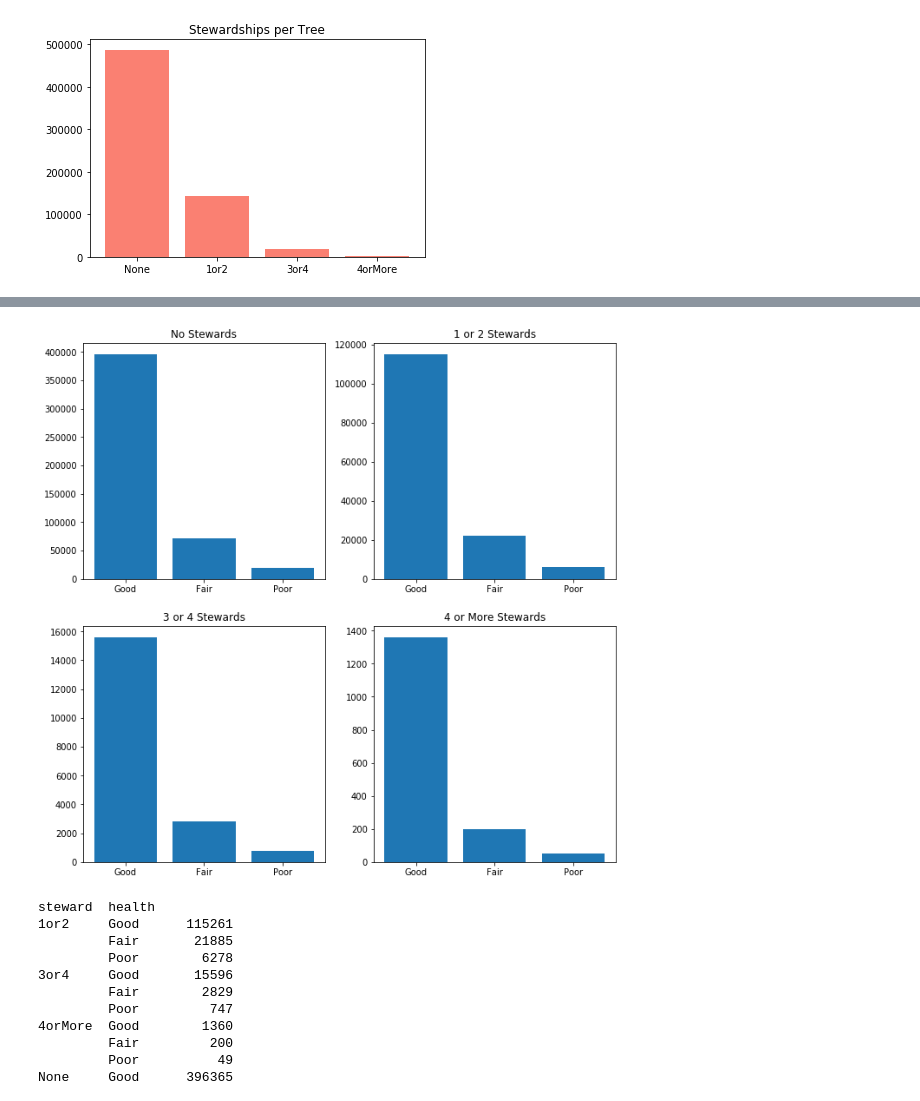
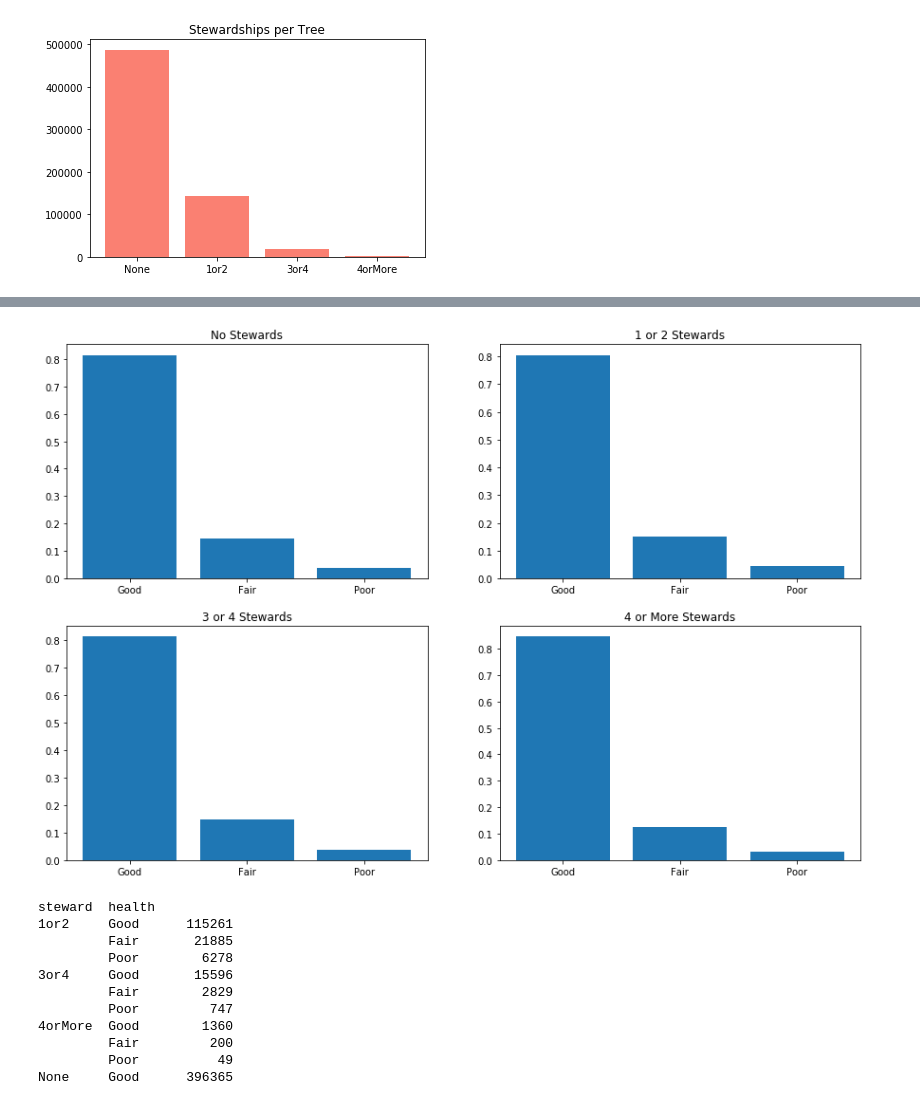
Before and after one commit to annasophiat/tree-health-census, a Jupyter notebook: capstone-tree.ipynb, the cells around one changed output, grey strips where cells are left out. Cells and saved outputs as stored; diff of their text form; code cells hidden in the pictures.

```diff
--- a/capstone-tree.ipynb
+++ b/capstone-tree.ipynb
@@ -607,7 +619,7 @@ plt.show()
 # %%
 # separate trees by number of stewardships
 
-steward_none = tree[tree.steward == 'None']['health'].value_counts()
-steward_one_two = tree[tree.steward == '1or2']['health'].value_counts()
-steward_three_four = tree[tree.steward == '3or4']['health'].value_counts()
-steward_four_more = tree[tree.steward == '4orMore']['health'].value_counts()
+steward_none = tree[tree.steward == 'None']['health'].value_counts(normalize=True)
+steward_one_two = tree[tree.steward == '1or2']['health'].value_counts(normalize=True)
+steward_three_four = tree[tree.steward == '3or4']['health'].value_counts(normalize=True)
+steward_four_more = tree[tree.steward == '4orMore']['health'].value_counts(normalize=True)
@@ -623,26 +626,26 @@ _ = plt.legend()
 # %%
 # plot the representation
 
 health_quality = ['Good', 'Fair', 'Poor']
 
-plt.figure(figsize=(11,11))
+plt.figure(figsize=(15,10))
 
 plt.subplot(221)
 plt.title('No Stewards')
 plt.bar(health_quality, steward_none)
 plt.subplot(222)
 plt.title('1 or 2 Stewards')
 plt.bar(health_quality, steward_one_two)
 plt.subplot(223)
 plt.title('3 or 4 Stewards')
 plt.bar(health_quality, steward_three_four)
 plt.subplot(224)
 plt.title('4 or More Stewards')
 plt.bar(health_quality, steward_four_more)
 
 plt.show()
 # %% [output]
-[figure, old version]
+[figure, new version]
 # %%
 tree.groupby('steward')['health'].value_counts()
 # %% [output]
```
Also changed, not shown: parts of 34 cells of this notebook.
